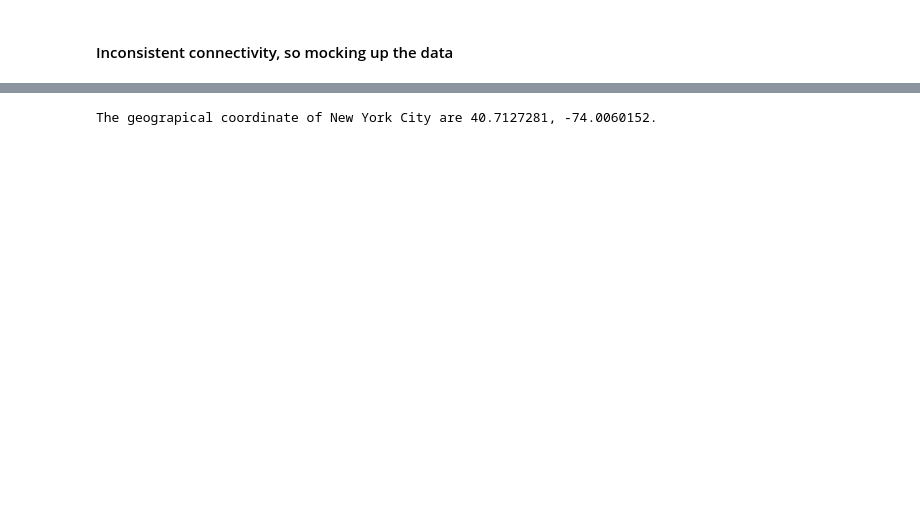
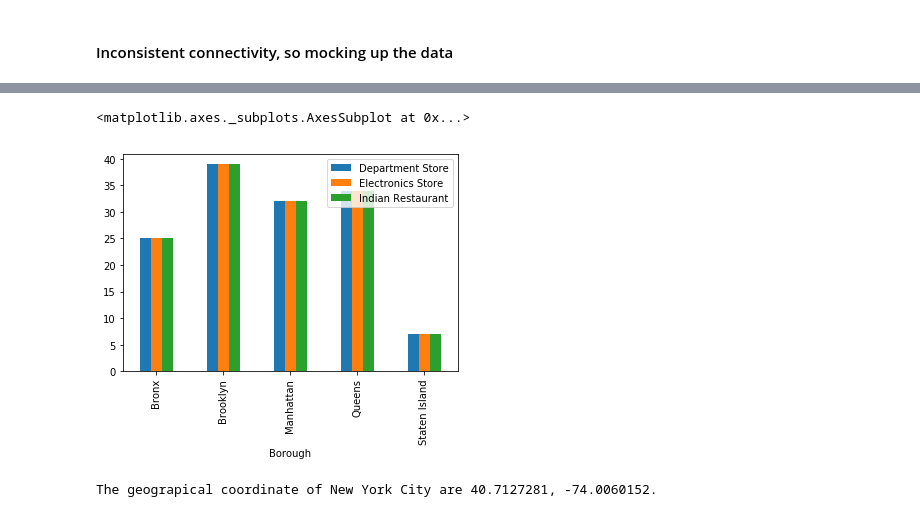
Before and after one commit to gpsingh07331/Coursera_Capstone, a Jupyter notebook: IBMWK5.ipynb, the cells around one changed output, grey strips where cells are left out. Saved outputs shown, nothing was run; the diff lists cells and outputs as text; code cells hidden in the pictures; blank space fills up the shorter version.

```diff
--- a/IBMWK5.ipynb
+++ b/IBMWK5.ipynb
@@ -883,3 +947,9 @@ nyc_merged
+# %%
+
+nyc_merged[['Borough','Department Store','Electronics Store','Indian Restaurant']].groupby('Borough').count().plot(kind='bar')
+# %% [output]
+<matplotlib.axes._subplots.AxesSubplot at 0x...>
+[figure, added]
 # %%
 address = 'New York City, NY'
 
```
Also changed, not shown: parts of 53 cells of this notebook, 2 other files.
